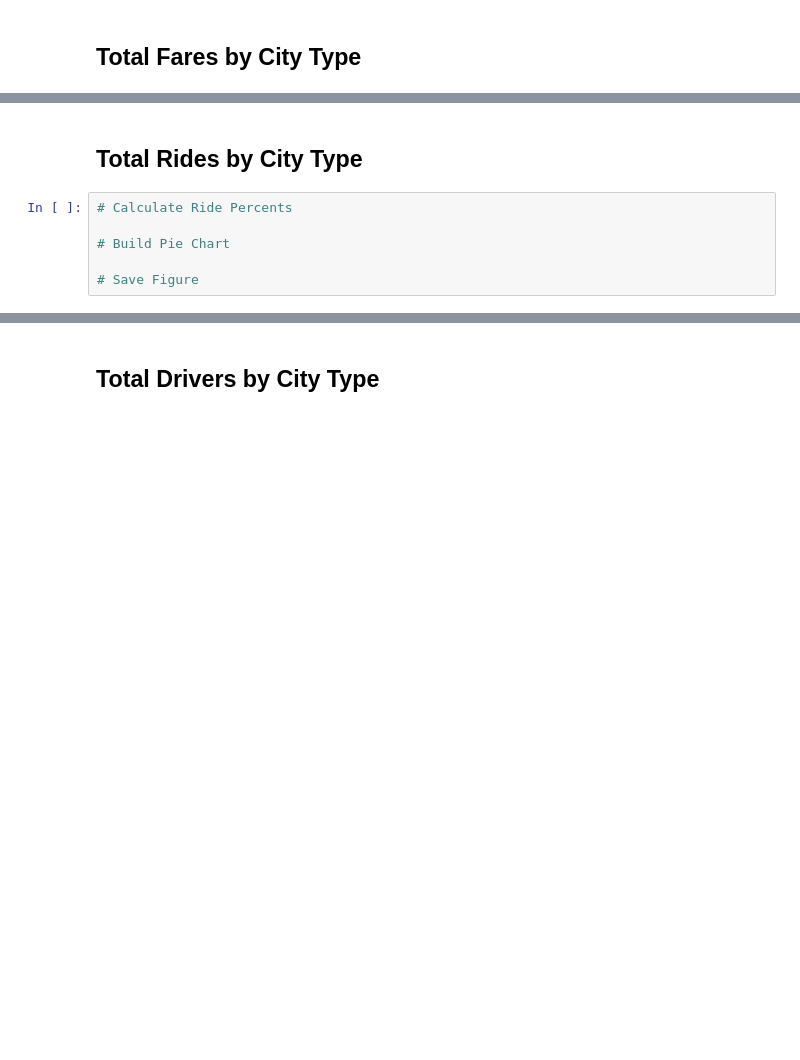
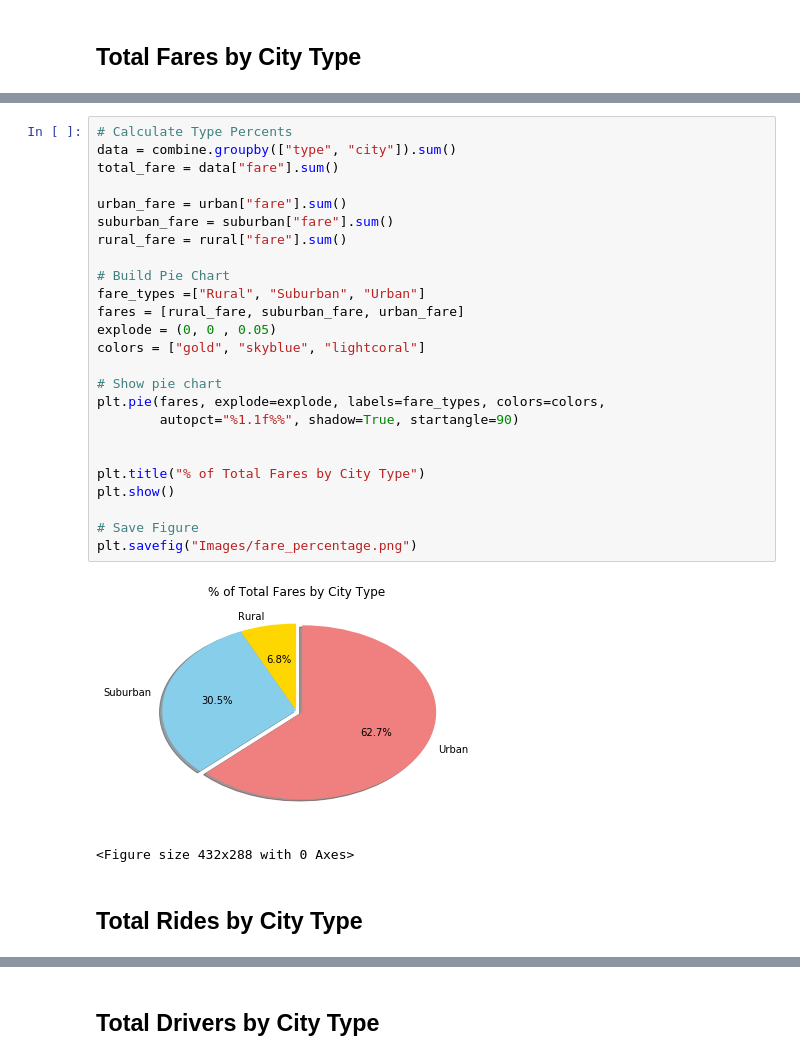
Before and after one commit to leontan4/data-science-bootcamp, a Jupyter notebook: matlab_challenge/Pyber/pyber_starter.ipynb, the cells around one changed output, grey strips where cells are left out. Saved outputs shown, nothing was run; the diff lists cells and outputs as text; blank space fills up the shorter version.

```diff
--- a/matlab_challenge/Pyber/pyber_starter.ipynb
+++ b/matlab_challenge/Pyber/pyber_starter.ipynb
@@ -59,8 +77,30 @@ plt.show()
+# %%
+# Calculate Type Percents
+data = combine.groupby(["type", "city"]).sum()
+total_fare = data["fare"].sum()
+
+urban_fare = urban["fare"].sum()
+suburban_fare = suburban["fare"].sum()
+rural_fare = rural["fare"].sum()
+
+# Build Pie Chart
+fare_types =["Rural", "Suburban", "Urban"]
+fares = [rural_fare, suburban_fare, urban_fare]
+explode = (0, 0 , 0.05)
+colors = ["gold", "skyblue", "lightcoral"]
+
+# Show pie chart
+plt.pie(fares, explode=explode, labels=fare_types, colors=colors,
+        autopct="%1.1f%%", shadow=True, startangle=90)
+
+
+plt.title("% of Total Fares by City Type")
+plt.show()
+
+# Save Figure
+plt.savefig("Images/fare_percentage.png")
+# %% [output]
+[figure, added]
+<Figure size 432x288 with 0 Axes>
 # %% [markdown]
 ## Total Rides by City Type
-# %%
-# Calculate Ride Percents
-
-# Build Pie Chart
-
-# Save Figure
```
Also changed, not shown: parts of 15 cells of this notebook, 5 other files.
